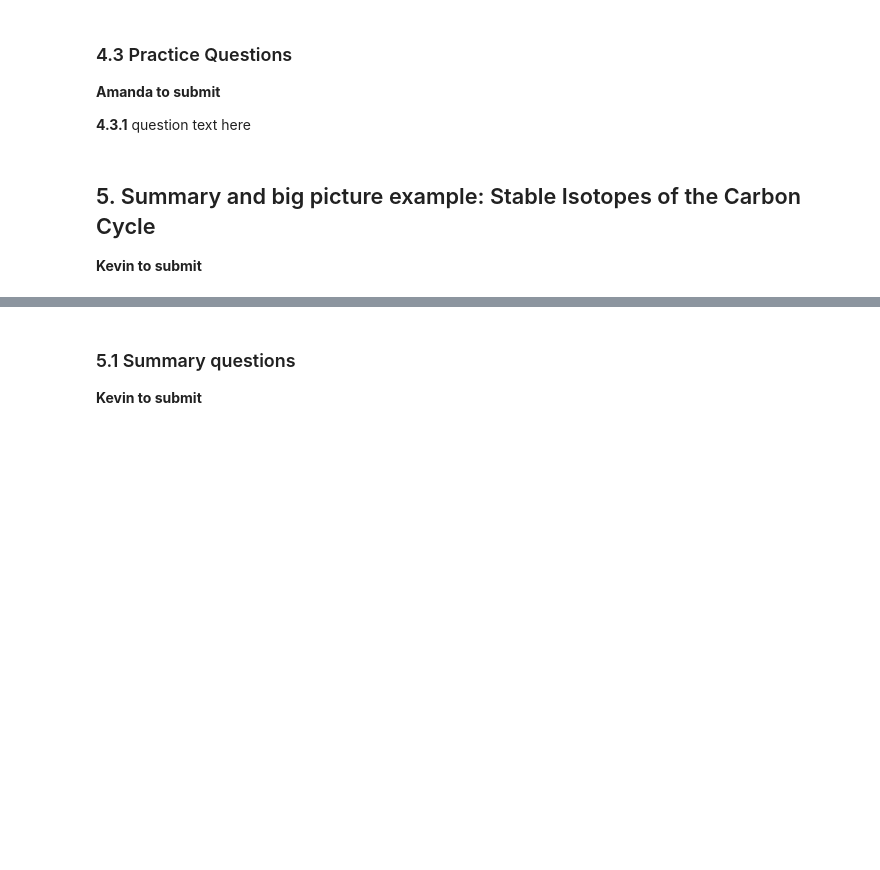
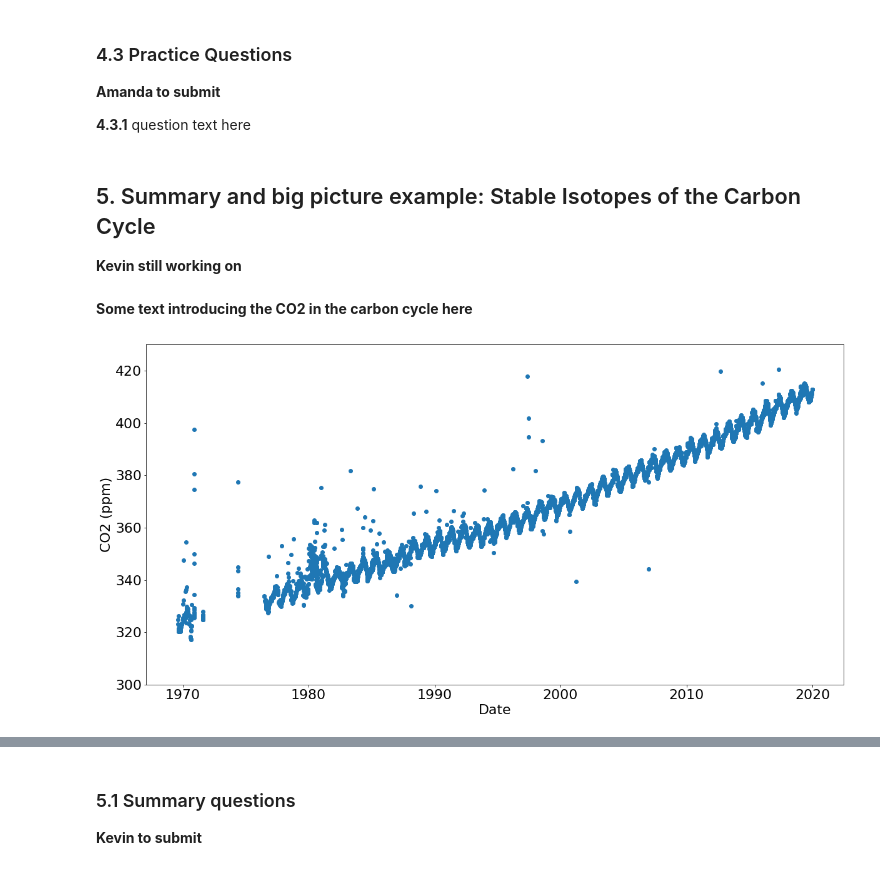
Before and after one commit to CUB-Computational-Tools/2020-ps-team-bozs_asks, a Jupyter notebook: project_skeleton.ipynb, the cells around one changed output, grey strips where cells are left out. Cells and saved outputs as stored; diff of their text form; code cells hidden in the pictures; blank space fills up the shorter version.

Commit message:
Cut isotope data and plotted it.

```diff
--- a/project_skeleton.ipynb
+++ b/project_skeleton.ipynb
@@ -174,4 +174,4 @@ Pretty easy huh?
 **4.3.1** question text here
 # %% [markdown]
 ## 5. Summary and big picture example: Stable Isotopes of the Carbon Cycle
-**Kevin to submit**
+**Kevin still working on**
@@ -181,0 +178,22 @@ usersDf =  pd.read_csv('/data/', sep='__'  , engine='python')
+# %% [markdown]
+**Some text introducing the CO2 in the carbon cycle here**
+# %%
+co2ppm_Data =  pd.read_csv('data/co2_mlo_surface-flask_1_ccgg_event.txt',delim_whitespace=True)
+
+co2ppm_Dates_col = [co2ppm_Data['sample_year'],co2ppm_Data['sample_month'],co2ppm_Data['sample_day']]
+co2ppm_Dates = pd.concat(co2ppm_Dates_col, axis=1)
+co2ppm_Dates.columns = ['year', 'month','day']
+co2ppm_DateTime = pd.to_datetime(co2ppm_Dates)
+
+co2ppm_co2 = co2ppm_Data['analysis_value']
+
+
+plt.plot(co2ppm_DateTime, co2ppm_co2, 'o')
+plt.rcParams['figure.figsize'] = [20,10]
+plt.rcParams.update({'font.size':22})
+plt.ylim(300, 430)
+plt.xlabel('Date')
+plt.ylabel('CO2 (ppm)')
+plt.show()
+# %% [output]
+[figure, added]
```
Also changed, not shown: parts of 3 cells of this notebook.
